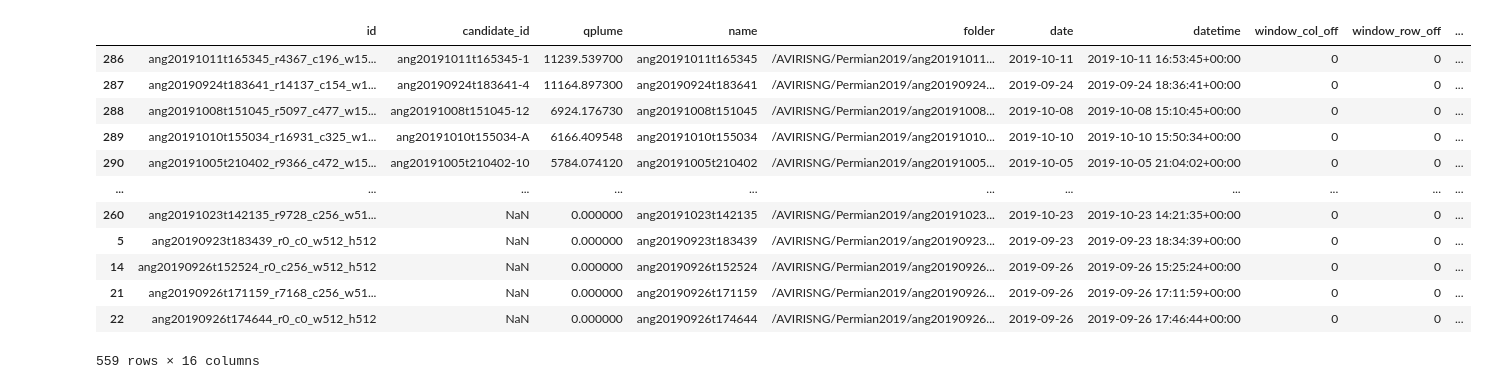
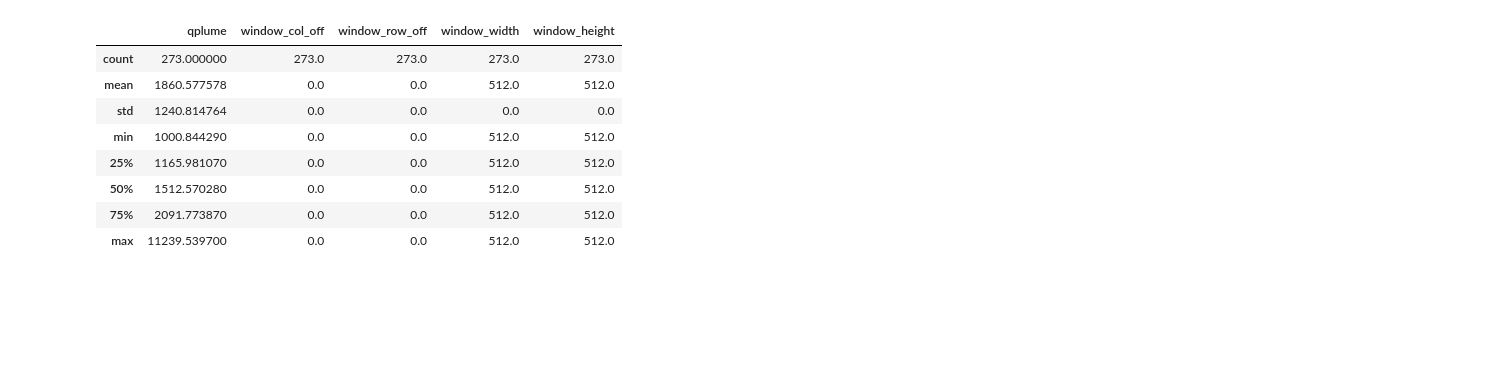
Before and after one commit to mathischmp/methane-detection-starcop, a Jupyter notebook: notebooks/data_exploration.ipynb, the cells around one changed output. Cells and saved outputs as stored; diff of their text form; code cells hidden in the pictures; blank space fills up the shorter version.

```diff
--- a/notebooks/data_exploration.ipynb
+++ b/notebooks/data_exploration.ipynb
@@ -75,24 +99,21 @@ def maintain_same_sizes(im, ax, size='5%',pad=0.05):
     fig.delaxes(fig.axes[-1])
 # %%
 import pandas as pd
-csv_file = "train_easy.csv"
-df = pd.read_csv(csv_file)
+import os
+csv_path = os.path.join('..', 'data', f'STARCOP_train_easy', f'train_easy.csv')
+df = pd.read_csv(csv_path)
 df = df.sort_values(by=['qplume'], ascending=False)
 # %%
-df
+df[df['qplume'] > 0].describe()
 # %% [output]
-|  | id | candidate_id | qplume | name | folder | date | datetime | window_col_off | window_row_off | ... |
-| 286 | ang20191011t165345_r4367_c196_w15... | ang20191011t165345-1 | 11239.539700 | ang20191011t165345 | /AVIRISNG/Permian2019/ang20191011... | 2019-10-11 | 2019-10-11 16:53:45+00:00 | 0 | 0 | ... |
-| 287 | ang20190924t183641_r14137_c154_w1... | ang20190924t183641-4 | 11164.897300 | ang20190924t183641 | /AVIRISNG/Permian2019/ang20190924... | 2019-09-24 | 2019-09-24 18:36:41+00:00 | 0 | 0 | ... |
-| 288 | ang20191008t151045_r5097_c477_w15... | ang20191008t151045-12 | 6924.176730 | ang20191008t151045 | /AVIRISNG/Permian2019/ang20191008... | 2019-10-08 | 2019-10-08 15:10:45+00:00 | 0 | 0 | ... |
-| 289 | ang20191010t155034_r16931_c325_w1... | ang20191010t155034-A | 6166.409548 | ang20191010t155034 | /AVIRISNG/Permian2019/ang20191010... | 2019-10-10 | 2019-10-10 15:50:34+00:00 | 0 | 0 | ... |
-| 290 | ang20191005t210402_r9366_c472_w15... | ang20191005t210402-10 | 5784.074120 | ang20191005t210402 | /AVIRISNG/Permian2019/ang20191005... | 2019-10-05 | 2019-10-05 21:04:02+00:00 | 0 | 0 | ... |
-| ... | ... | ... | ... | ... | ... | ... | ... | ... | ... | ... |
-| 260 | ang20191023t142135_r9728_c256_w51... | NaN | 0.000000 | ang20191023t142135 | /AVIRISNG/Permian2019/ang20191023... | 2019-10-23 | 2019-10-23 14:21:35+00:00 | 0 | 0 | ... |
-| 5 | ang20190923t183439_r0_c0_w512_h512 | NaN | 0.000000 | ang20190923t183439 | /AVIRISNG/Permian2019/ang20190923... | 2019-09-23 | 2019-09-23 18:34:39+00:00 | 0 | 0 | ... |
-| 14 | ang20190926t152524_r0_c256_w512_h512 | NaN | 0.000000 | ang20190926t152524 | /AVIRISNG/Permian2019/ang20190926... | 2019-09-26 | 2019-09-26 15:25:24+00:00 | 0 | 0 | ... |
-| 21 | ang20190926t171159_r7168_c256_w51... | NaN | 0.000000 | ang20190926t171159 | /AVIRISNG/Permian2019/ang20190926... | 2019-09-26 | 2019-09-26 17:11:59+00:00 | 0 | 0 | ... |
-| 22 | ang20190926t174644_r0_c0_w512_h512 | NaN | 0.000000 | ang20190926t174644 | /AVIRISNG/Permian2019/ang20190926... | 2019-09-26 | 2019-09-26 17:46:44+00:00 | 0 | 0 | ... |
+|  | qplume | window_col_off | window_row_off | window_width | window_height |
+| count | 273.000000 | 273.0 | 273.0 | 273.0 | 273.0 |
+| mean | 1860.577578 | 0.0 | 0.0 | 512.0 | 512.0 |
+| std | 1240.814764 | 0.0 | 0.0 | 0.0 | 0.0 |
+| min | 1000.844290 | 0.0 | 0.0 | 512.0 | 512.0 |
+| 25% | 1165.981070 | 0.0 | 0.0 | 512.0 | 512.0 |
+| 50% | 1512.570280 | 0.0 | 0.0 | 512.0 | 512.0 |
+| 75% | 2091.773870 | 0.0 | 0.0 | 512.0 | 512.0 |
+| max | 11239.539700 | 0.0 | 0.0 | 512.0 | 512.0 |
-559 rows × 16 columns
 # %%
 df['subset'].unique()
```
Also changed, not shown: parts of 11 cells of this notebook, 2 other files.
